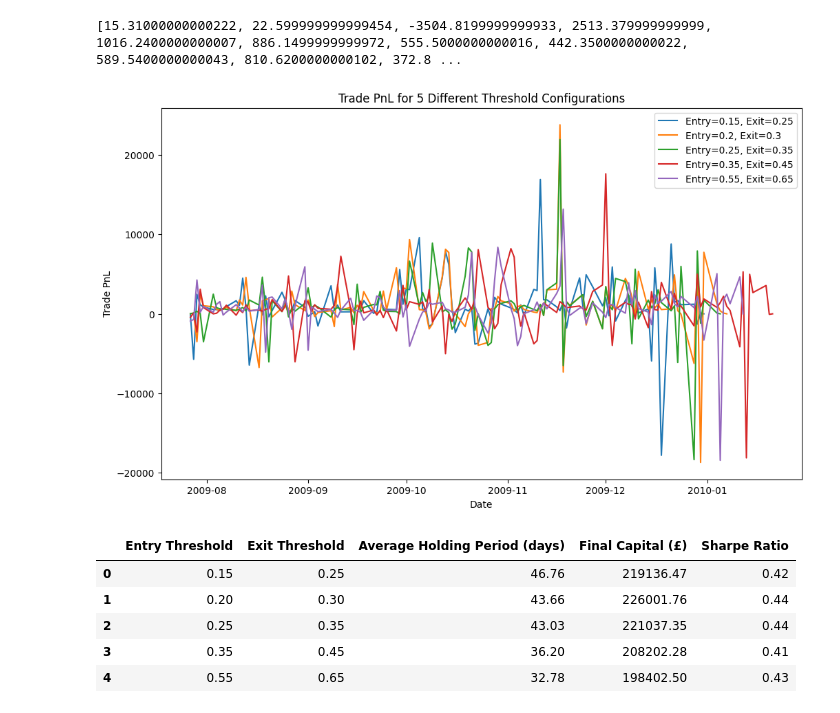
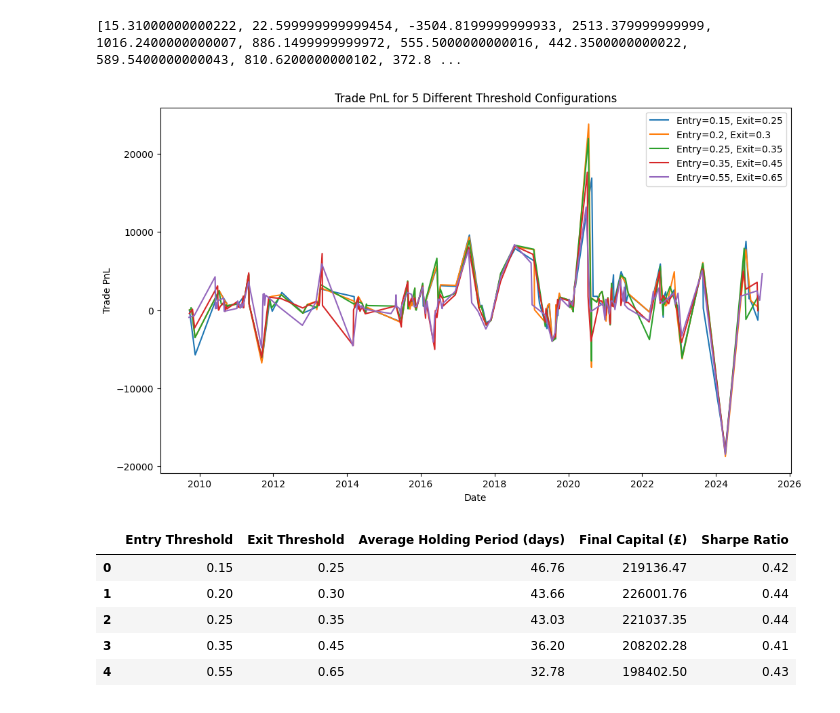
Before and after one commit to finlayrossdavie/simple_trading_system, a Jupyter notebook: systems/newsystems/goldspread/hedgeratio.ipynb, the cells around one changed output. Cells and saved outputs as stored; diff of their text form; code cells hidden in the pictures.

```diff
--- a/systems/newsystems/goldspread/hedgeratio.ipynb
+++ b/systems/newsystems/goldspread/hedgeratio.ipynb
@@ -264,27 +264,31 @@ print(pnl)
 # %%
 portfolios = []
 thresholds = [(0.15, 0.25), (0.2, 0.3), (0.25, 0.35),
     (0.35, 0.45), (0.55, 0.65)
 ]
 
 plt.figure(figsize=(12, 7))
 
 for i, (entry, exit) in enumerate(thresholds):
+
     config = Config(entry_threshold=entry, exit_threshold=exit, asset1='GLD', asset2='GDX', initial_capital=100000)
     portfolio = Portfolio(prices, config)
     portfolio.backtest()
-    pnl = [x.get_pnl() for x in portfolio.positions if isinstance(x, Position)]
+    pnl = [(x.get_pnl()) for x in portfolio.positions if isinstance(x, Position)]
+    close_dates = [x.exit_date for x in portfolio.positions if isinstance(x, Position)]
     portfolios.append(portfolio)
-    plt.plot(prices.index[800:800+len(pnl)], pnl, label=f'Entry={entry}, Exit={exit}')
+
+
+    plt.plot(close_dates, pnl, label=f'Entry={entry}, Exit={exit}')
 
 
 plt.legend()
 plt.title('Trade PnL for 5 Different Threshold Configurations')
 plt.xlabel('Date')
 plt.ylabel('Trade PnL')
 plt.show()
 # %% [output]
-[figure, old version]
+[figure, new version]
 # %%
 results = []
 for portfolio in portfolios:
```
Also changed, not shown: parts of 1 cell of this notebook, 1 other file.
